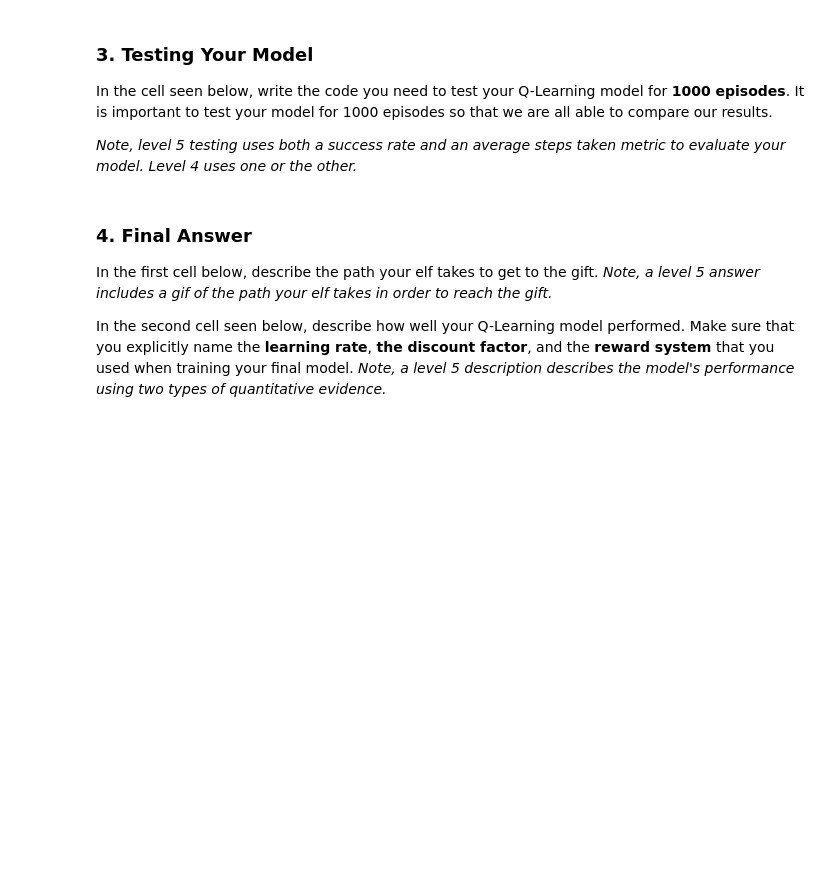
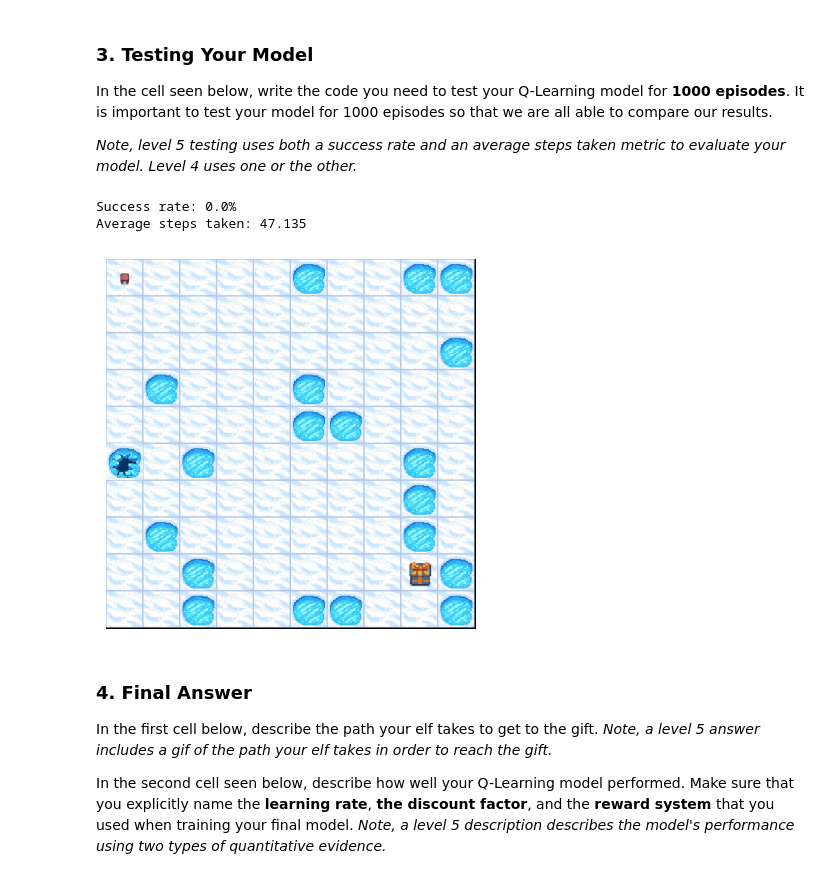
Before and after one commit to Asiandra/ML, a Jupyter notebook: Maze/RFP 3.ipynb, the cells around one changed output. Cells and saved outputs as stored; diff of their text form; code cells hidden in the pictures; blank space fills up the shorter version.

```diff
--- a/Maze/RFP 3.ipynb
+++ b/Maze/RFP 3.ipynb
@@ -69,7 +66,7 @@ In the cell seen below, write the code you need to train a Q-Learning model. Dis
 *Note, level 5 work uses only the standard Python library and Pandas to train your Q-Learning model. A level 4 uses external libraries like Baseline3.*
 # %%
 # Train model here.
-for episode in range(1000):
+for episode in range(5001):
     state = env.reset()[0]
     terminated = False
 
@@ -81,21 +78,19 @@ for episode in range(1000):
 
         new_state, reward, terminated, truncated, info = env.step(action)
 
-        row = new_state // len(maze[0])
-        col = new_state % len(maze[0])
-        tile_type = maze[row][col]
+        old_value = q_table[state][action]
 
-        reward = rewards.get(tile_type, 0)
+        if terminated:
+            next_max = 0
+        else:
+            next_max = max(q_table[new_state])
 
-        if tile_type in ['H', 'G']:
-            terminated = True
-
-        old_value = q_table[state][action]
-        next_max = max(q_table[new_state])
         new_value = (1 - alpha) * old_value + alpha * (reward + gamma * next_max)
         q_table[state][action] = new_value
 
         state = new_state
 
     epsilon = max(min_epsilon, epsilon * epsilon_decay)
-# Don't forget to display your final Q table!
+
+    if episode % 100 == 0:
+        print(f"Episode: {episode}, Epsilon: {epsilon:.2f}")
@@ -110,7 +130,6 @@ In the cell seen below, write the code you need to test your Q-Learning model fo
 
 *Note, level 5 testing uses both a success rate and an average steps taken metric to evaluate your model. Level 4 uses one or the other.*
 # %%
-# Test model here.
 successes = 0
 total_steps = 0
 
@@ -120,8 +139,7 @@ for episode in range(1000):
     steps = 0
 
     while not terminated:
-        action_values = [maze[3][state], maze[1][state], maze[0][state], maze[2][state]]
-        action = action_values.index(max(action_values))
+        action = max(range(num_actions), key=lambda a: q_table[state][a])
 
         new_state, reward, terminated, truncated, info = env.step(action)
         steps += 1
@@ -139,6 +157,18 @@ average_steps = total_steps / 1000
 
 print(f"Success rate: {success_rate}%")
 print(f"Average steps taken: {average_steps}")
+# %% [output]
+Success rate: 0.0%
+Average steps taken: 47.135
+# %%
+import matplotlib.pyplot as plt
+
+observation = env.render()
+plt.imshow(observation)
+plt.axis('off')
+plt.show()
+# %% [output]
+[figure, added]
 # %% [markdown]
 ### 4. Final Answer
 In the first cell below, describe the path your elf takes to get to the gift. *Note, a level 5 answer includes a gif of the path your elf takes in order to reach the gift.*
```
Also changed, not shown: parts of 6 cells of this notebook, 1 other file.
